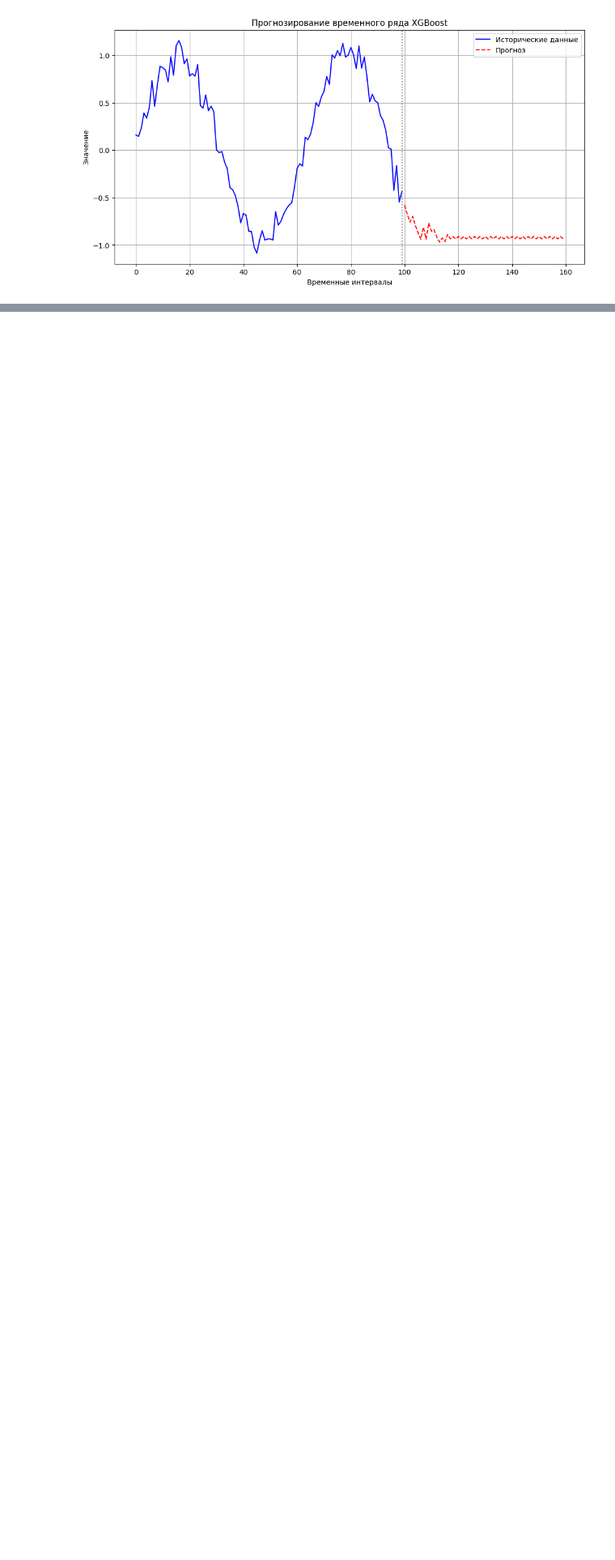
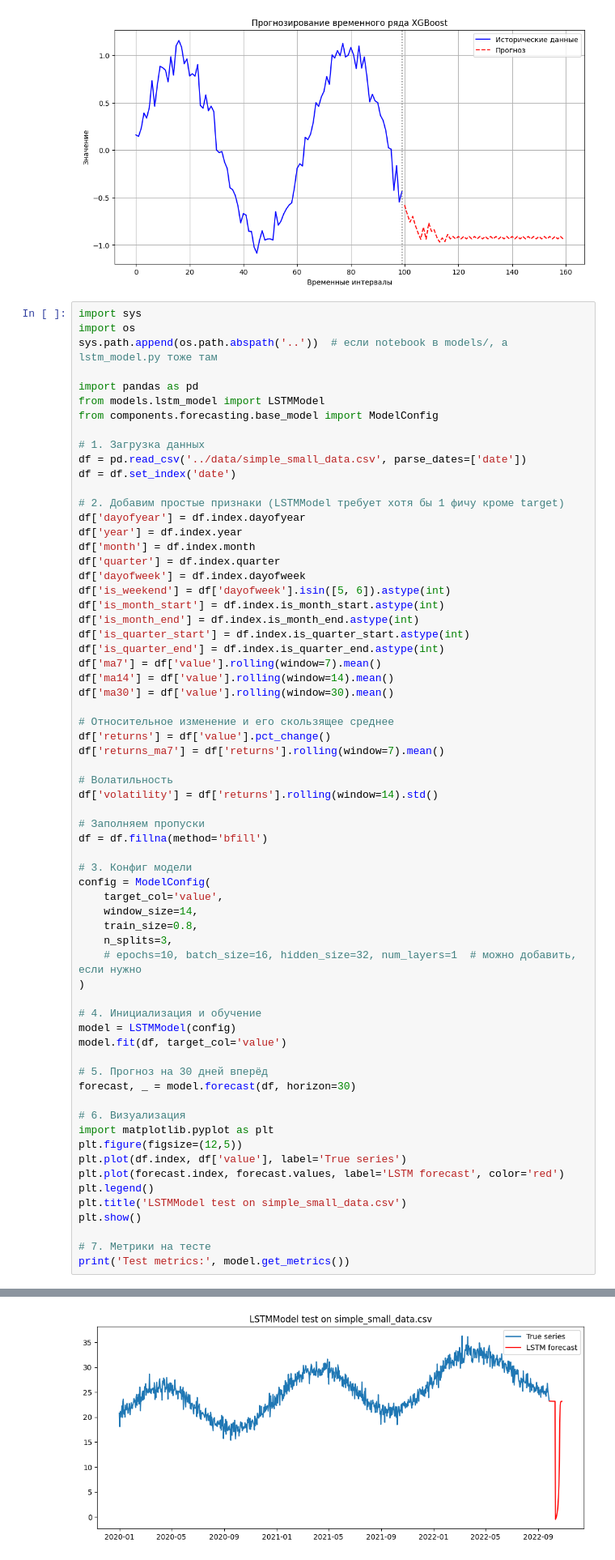
Before and after one commit to SemyonSuvorov/streamlit_diplom, a Jupyter notebook: models/test.ipynb, the cells around one changed output, grey strips where cells are left out. Shown at 81% size. Saved outputs shown, nothing was run; the diff lists cells and outputs as text; blank space fills up the shorter version.

```diff
--- a/models/test.ipynb
+++ b/models/test.ipynb
@@ -163,3 +163,69 @@ forecast = recursive_xgboost_forecast(
 plot_forecast(data, forecast, title="Прогнозирование временного ряда XGBoost")
 # %% [output]
 [figure]
+# %%
+import sys
+import os
+sys.path.append(os.path.abspath('..'))  # если notebook в models/, а lstm_model.py тоже там
+
+import pandas as pd
+from models.lstm_model import LSTMModel
+from components.forecasting.base_model import ModelConfig
+
+# 1. Загрузка данных
+df = pd.read_csv('../data/simple_small_data.csv', parse_dates=['date'])
+df = df.set_index('date')
+
+# 2. Добавим простые признаки (LSTMModel требует хотя бы 1 фичу кроме target)
+df['dayofyear'] = df.index.dayofyear
+df['year'] = df.index.year
+df['month'] = df.index.month
+df['quarter'] = df.index.quarter
+df['dayofweek'] = df.index.dayofweek
+df['is_weekend'] = df['dayofweek'].isin([5, 6]).astype(int)
+df['is_month_start'] = df.index.is_month_start.astype(int)
+df['is_month_end'] = df.index.is_month_end.astype(int)
+df['is_quarter_start'] = df.index.is_quarter_start.astype(int)
+df['is_quarter_end'] = df.index.is_quarter_end.astype(int)
+df['ma7'] = df['value'].rolling(window=7).mean()
+df['ma14'] = df['value'].rolling(window=14).mean()
+df['ma30'] = df['value'].rolling(window=30).mean()
+
+# Относительное изменение и его скользящее среднее
+df['returns'] = df['value'].pct_change()
+df['returns_ma7'] = df['returns'].rolling(window=7).mean()
+
+# Волатильность
+df['volatility'] = df['returns'].rolling(window=14).std()
+
+# Заполняем пропуски
+df = df.fillna(method='bfill')
+
+# 3. Конфиг модели
+config = ModelConfig(
+    target_col='value',
+    window_size=14,
+    train_size=0.8,
+    n_splits=3,
+    # epochs=10, batch_size=16, hidden_size=32, num_layers=1  # можно добавить, если нужно
+)
+
+# 4. Инициализация и обучение
+model = LSTMModel(config)
+model.fit(df, target_col='value')
+
+# 5. Прогноз на 30 дней вперёд
+forecast, _ = model.forecast(df, horizon=30)
+
+# 6. Визуализация
+import matplotlib.pyplot as plt
+plt.figure(figsize=(12,5))
+plt.plot(df.index, df['value'], label='True series')
+plt.plot(forecast.index, forecast.values, label='LSTM forecast', color='red')
+plt.legend()
+plt.title('LSTMModel test on simple_small_data.csv')
+plt.show()
+
+# 7. Метрики на тесте
+print('Test metrics:', model.get_metrics())
+# %% [output]
@@ -165,0 +233 @@ plot_forecast(data, forecast, title="Прогнозирование времен
+[figure, added]
```
Also changed, not shown: parts of 1 cell of this notebook, 10 other files.
